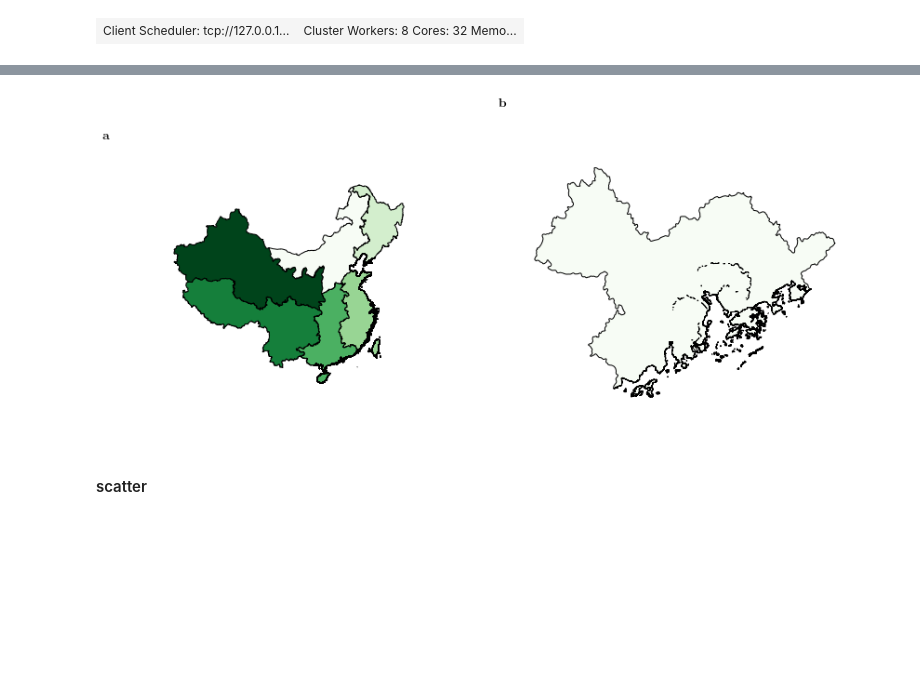
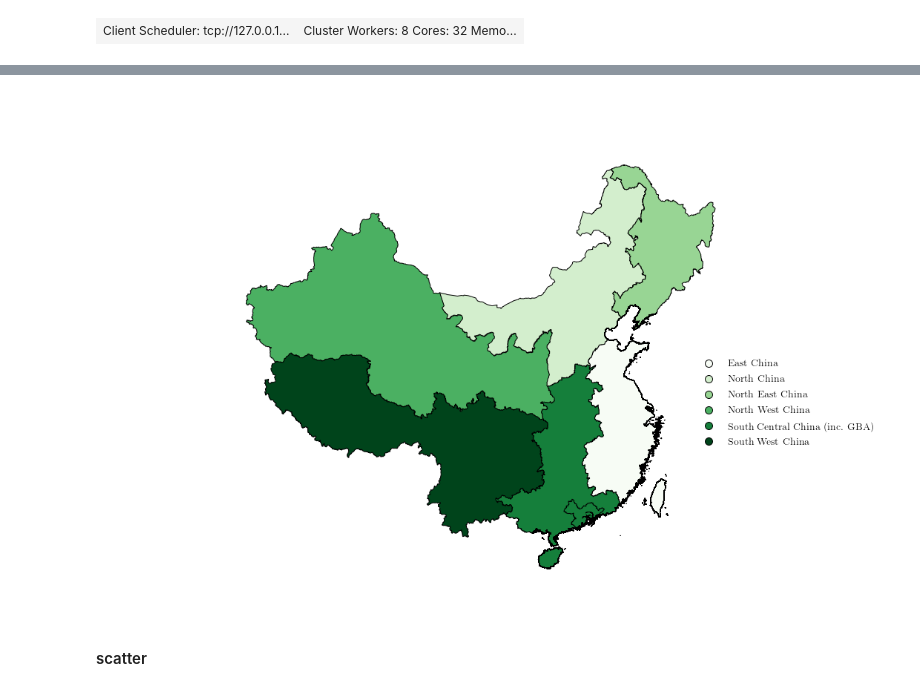
Before and after one commit to lukeconibear/emulator, a Jupyter notebook: emulator_plots.ipynb, the cells around one changed output, grey strips where cells are left out. Drawn from its saved outputs; the diff is of its cells as text; code cells hidden in the pictures; blank space fills up the shorter version.

```diff
--- a/emulator_plots.ipynb
+++ b/emulator_plots.ipynb
@@ -78,4 +78,4 @@ gdf_regions = pd.concat([
     gdf_china_south_west,
     gdf_china_north_west
 ]).pipe(gpd.GeoDataFrame)
-gdf_regions['regions'] = [1,2,3,4,5,6]
+gdf_regions['regions'] = ['North China', 'North East China', 'East China', 'South Central China inc. GBA ', 'South West China', 'North West China']
@@ -82,21 +140,35 @@ gdf_regions['regions'] = [1,2,3,4,5,6]
 # %%
 proj = gcrs.AlbersEqualArea(central_latitude=35, central_longitude=105)
-fig = plt.figure(figsize=(12,6))
-ax1 = plt.subplot(121, projection=proj)
-ax2 = plt.subplot(122, projection=proj)
+fig = plt.figure(figsize=(15,15))
+ax1 = plt.subplot(111, projection=proj)
+#ax2 = plt.subplot(122, projection=proj)
 
-ax1.annotate(r'\textbf{a}', xy=(0,1.05), xycoords='axes fraction', fontsize=14)
-geoplot.choropleth(gdf_regions, projection=proj, hue='regions', cmap='Greens', ax=ax1, edgecolor='Black')
+#ax1.annotate(r'\textbf{(a)}', xy=(0,1.05), xycoords='axes fraction', fontsize=14)
+#geoplot.choropleth(gdf_gba, projection=proj, hue='regions', cmap='Greens', ax=ax1, edgecolor='Black', zorder=2)
+geoplot.polyplot(gdf_gba, projection=proj, zorder=2)
+geoplot.choropleth(
+    gdf_regions,
+    projection=proj,
+    hue='regions',
+    cmap='Greens',
+    ax=ax1,
+    edgecolor='Black',
+    legend=True,
+    legend_kwargs={'bbox_to_anchor': (0.95, 0.5), 'frameon': False, 'fontsize': 14},
+    zorder=1
+)
 
-ax2.annotate(r'\textbf{b}', xy=(0,1.05), xycoords='axes fraction', fontsize=14)
-geoplot.choropleth(gdf_gba, projection=proj, hue='id', cmap='Greens', ax=ax2, edgecolor='Black')
+#geoplot.polyplot(gdf_gba, projection=proj)
+
+#ax2.annotate(r'\textbf{(b)}', xy=(0,1.05), xycoords='axes fraction', fontsize=14)
+#geoplot.choropleth(gdf_gba, projection=proj, hue='id', cmap='Greens', ax=ax2, edgecolor='Black')
 
 plt.tight_layout()
-plt.savefig('/nfs/b0122/earlacoa/png/paper_aia_emulator/regions.png', dpi=700, alpha=True, bbox_inches='tight')
-plt.savefig('/nfs/b0122/earlacoa/png/paper_aia_emulator/regions.eps', format='eps', dpi=700, alpha=True, bbox_inches='tight')
+#plt.savefig('/nfs/b0122/earlacoa/png/paper_aia_emulator/regions.png', dpi=700, alpha=True, bbox_inches='tight')
+#plt.savefig('/nfs/b0122/earlacoa/png/paper_aia_emulator/regions.eps', format='eps', dpi=700, alpha=True, bbox_inches='tight')
 plt.show()
 # %% [output]
-[figure, old version]
+[figure, new version]
 # %% [markdown]
 #### scatter
 # %%
```
Also changed, not shown: parts of 54 cells of this notebook, 7 other files.
